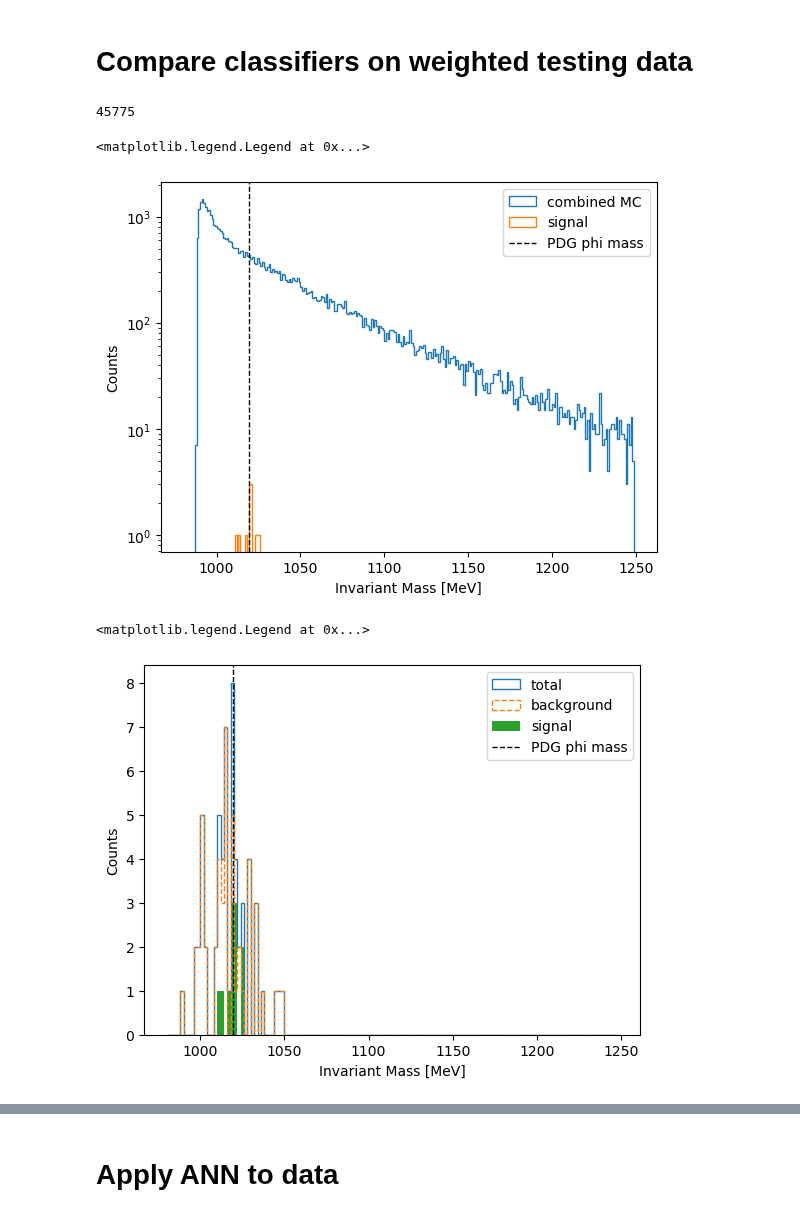
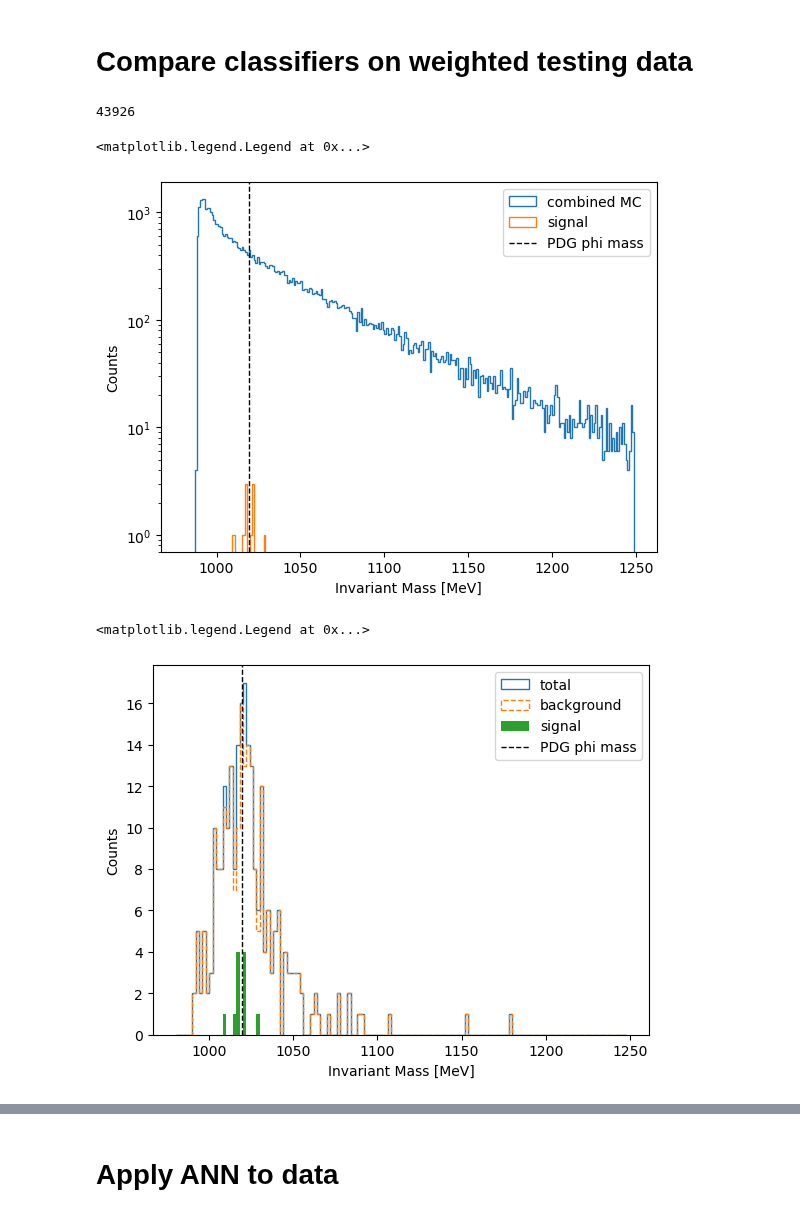
Before and after one commit to mghrear/pivoting-ANN, a Jupyter notebook: compare_models_sideband_a.ipynb, the cells around one changed output, grey strips where cells are left out. Saved outputs shown, nothing was run; the diff lists cells and outputs as text; code cells hidden in the pictures.

```diff
--- a/compare_models_sideband_a.ipynb
+++ b/compare_models_sideband_a.ipynb
@@ -183,11 +182,11 @@ plt.legend()
 # Compare classifiers on weighted testing data
 # %%
 # Compine dfs according to expected proportions
-df_test_combined = pd.concat([test_df_tritrig[0:41958], test_df_wab[0:3805], test_df_phiKK[0:12]], ignore_index=True, sort=False)
+df_test_combined = pd.concat([test_df_tritrig[0:40263], test_df_wab[0:3651], test_df_phiKK[0:12]], ignore_index=True, sort=False)
 
 print(len(df_test_combined))
 # %% [output]
-45775
+43926
 # %%
 x_vals = 1000*df_test_combined.InvM
 x_vals_sig = 1000*df_test_combined.loc[df_test_combined.type=="phiKK"].InvM
@@ -200,27 +199,27 @@ plt.yscale('log')
 plt.legend()
 # %% [output]
 <matplotlib.legend.Legend at 0x...>
-[figure, old version]
+[figure, new version]
 # %%
-BDT_selection = np.percentile(test_df_bkg['BDT'],[99.9])[0]
+BDT_selection = np.percentile(test_df_bkg['BDT'],[99.5])[0]
 
 df_test_combined_cut = df_test_combined[df_test_combined['BDT']>BDT_selection].reset_index(drop=True)
 x_vals = 1000*df_test_combined_cut.InvM
 x_vals_phiKK = 1000*df_test_combined_cut.loc[df_test_combined_cut.type=='phiKK'].InvM
 x_bkg_vals_phiKK = 1000*df_test_combined_cut.loc[(df_test_combined_cut.type=='tritrig')|(df_test_combined_cut.type=='wab')].InvM
 
 
 
 plt.hist(x_vals, bins=np.arange(980,1250,2), histtype='step',label="total")
 plt.hist(x_bkg_vals_phiKK, bins=np.arange(980,1250,2), ls='--', histtype='step', label="background")
 plt.hist(x_vals_phiKK, bins=np.arange(980,1250,2),label="signal")
 plt.axvline(1019.461, color='k', linestyle='dashed', linewidth=1, label='PDG phi mass')
 plt.xlabel('Invariant Mass [MeV]')
 plt.ylabel('Counts')
 plt.legend()
 # %% [output]
 <matplotlib.legend.Legend at 0x...>
-[figure, old version]
+[figure, new version]
 # %%
 plt.hist(df_test_combined['BDT'].loc[df_test_combined.PhiKK == 0],bins=np.arange(0,1.01,0.01), histtype='step',label='Background')
 plt.hist(df_test_combined['BDT'],bins=np.arange(0,1.01,0.01), histtype='step',label='Total')
```
Also changed, not shown: parts of 23 cells of this notebook, 11 other files.
